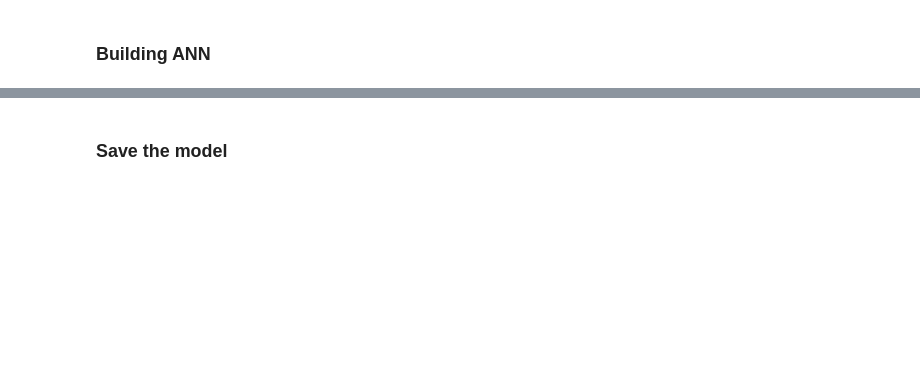
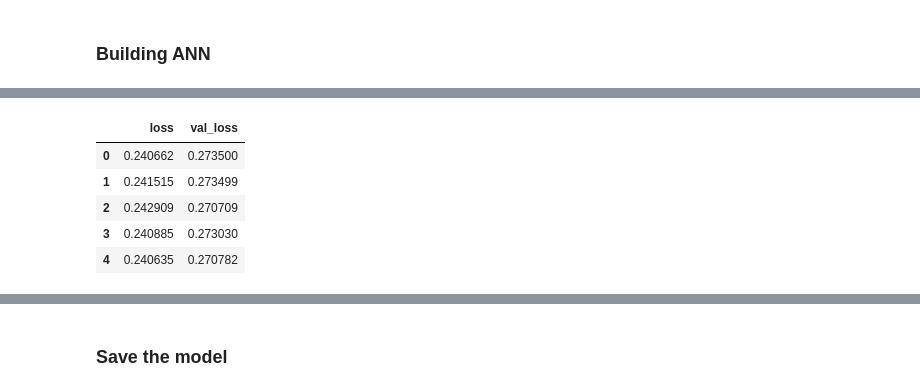
Before and after one commit to pulkitkhandelwal29/Customer-Revenue-Prediction, a Jupyter notebook: Customer_Revenue_Prediction.ipynb, the cells around one changed output, grey strips where cells are left out. Saved outputs shown, nothing was run; the diff lists cells and outputs as text; code cells hidden in the pictures; blank space fills up the shorter version.

```diff
--- a/Customer_Revenue_Prediction.ipynb
+++ b/Customer_Revenue_Prediction.ipynb
@@ -326,0 +430,10 @@ Epoch 100/100
+# %%
+losses = loss_accuracy[['loss','val_loss']]
+losses.head()
+# %% [output]
+|  | loss | val_loss |
+| 0 | 0.240662 | 0.273500 |
+| 1 | 0.241515 | 0.273499 |
+| 2 | 0.242909 | 0.270709 |
+| 3 | 0.240885 | 0.273030 |
+| 4 | 0.240635 | 0.270782 |
```
Also changed, not shown: parts of 61 cells of this notebook.
